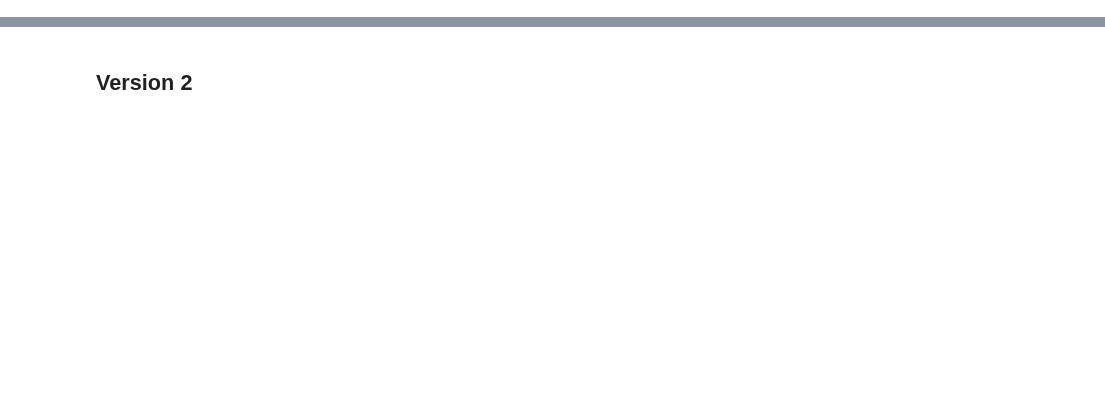
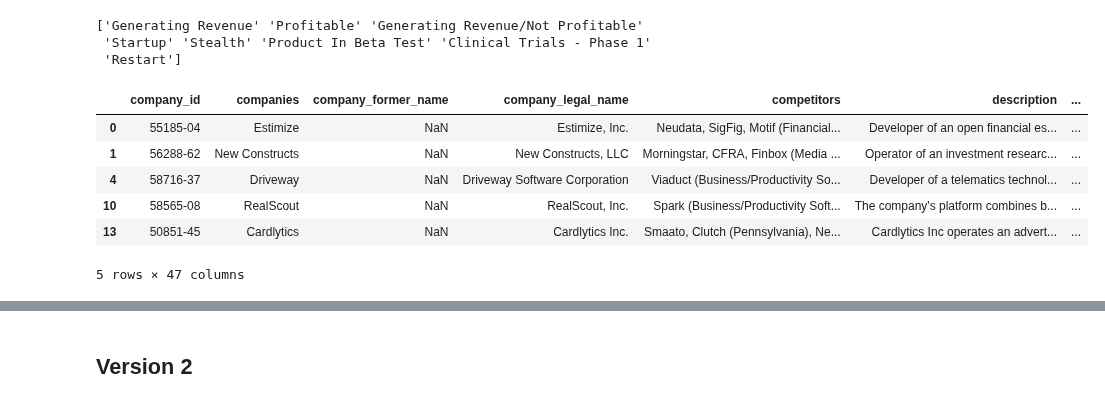
Before and after one commit to MC-Kangan/LLM-Enhanced-Knowledge-Graph-for-Startup-Analysis, a Jupyter notebook: kg_generation.ipynb, the cells around one changed output, grey strips where cells are left out. Saved outputs shown, nothing was run; the diff lists cells and outputs as text; code cells hidden in the pictures; blank space fills up the shorter version.

Commit message:
KG construction script implemented

```diff
--- a/kg_generation.ipynb
+++ b/kg_generation.ipynb
@@ -58,3 +59,33 @@ sample
 | 681 | Estimize | estimize | https://www.estimize.com | https://www.estimize.com | ['https://www.estimize.com'] | 1 | ['https://www.estimize.com'] | ... |
 | 686 | AVYST | avyst | https://www.avyst.com | http://www.avyst.com/partnerships... | ['http://www.avyst.com/partnershi... | 5 | ['http://www.avyst.com/partnershi... | ... |
 | 698 | Aer Compliance | aer_compliance | https://www.aercompliance.com | https://www.aercompliance.com/sol... | ['https://www.aercompliance.com/s... | 12 | ['https://www.aercompliance.com/s... | ... |
+# %%
+df = pd.read_csv('PitchBook_All_Columns_2024_07_04_14_48_36_accessibility.csv')
+print(df.business_status.unique())
+df1 = df[~df['business_status'].isin(['Out of Business', 'Bankruptcy: Liquidation', 'Bankruptcy: Admin/Reorg'])]
+df['companies'] = df['companies'].str.replace(r'\s*\(.*?\)\s*', '', regex=True)
+
+# Convert last_known_valuation to numeric, if not already
+# First, ensure that 'last_known_valuation' is in the correct numeric format
+df['last_known_valuation'] = pd.to_numeric(df['last_known_valuation'], errors='coerce')
+df['last_known_valuation_date'] = pd.to_datetime(df['last_known_valuation_date'], format="%d/%m/%Y",errors='coerce')
+
+df['companies'] = df['companies'].str.replace(r'\s*\(.*?\)\s*', '', regex=True)
+df['processed_name'] = df['companies'].apply(process_company_name)
+
+# Apply the filter to create a new DataFrame
+filtered_df = df[(df['last_known_valuation'].isna()) | (df['last_known_valuation'] < 500)]
+
+# Now, 'filtered_df' contains only the rows where the valuation is NaN or less than 500 million
+filtered_df.head()
+# %% [output]
+['Generating Revenue' 'Profitable' 'Generating Revenue/Not Profitable'
+ 'Startup' 'Stealth' 'Product In Beta Test' 'Clinical Trials - Phase 1'
+ 'Restart']
+|  | company_id | companies | company_former_name | company_legal_name | competitors | description | ... |
+| 0 | 55185-04 | Estimize | NaN | Estimize, Inc. | Neudata, SigFig, Motif (Financial... | Developer of an open financial es... | ... |
+| 1 | 56288-62 | New Constructs | NaN | New Constructs, LLC | Morningstar, CFRA, Finbox (Media ... | Operator of an investment researc... | ... |
+| 4 | 58716-37 | Driveway | NaN | Driveway Software Corporation | Viaduct (Business/Productivity So... | Developer of a telematics technol... | ... |
+| 10 | 58565-08 | RealScout | NaN | RealScout, Inc. | Spark (Business/Productivity Soft... | The company's platform combines b... | ... |
+| 13 | 50851-45 | Cardlytics | NaN | Cardlytics Inc. | Smaato, Clutch (Pennsylvania), Ne... | Cardlytics Inc operates an advert... | ... |
+5 rows × 47 columns
```
Also changed, not shown: parts of 9 cells of this notebook, 1 other file.
